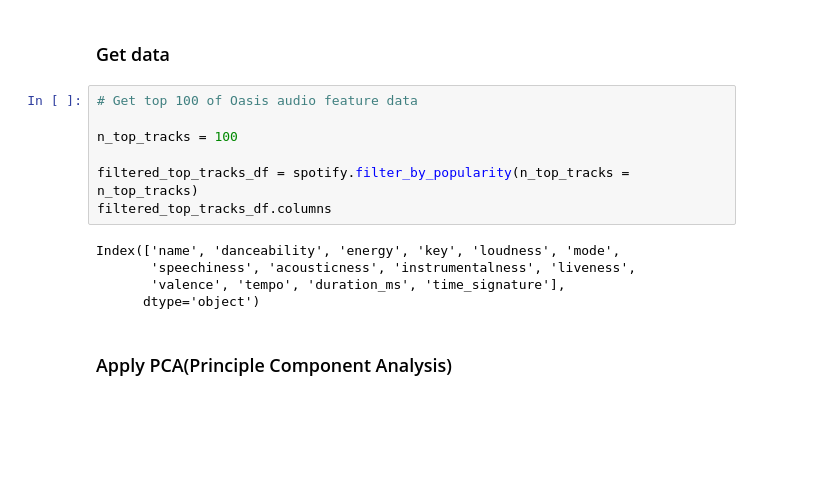
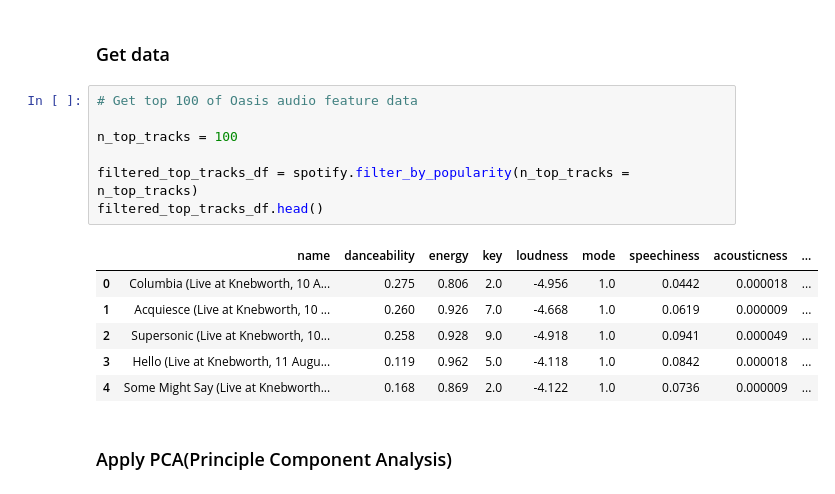
Before and after one commit to ShunOyama/Spotify_API, a Jupyter notebook: src/notebook/spotify_Oasis_clustering.ipynb, the cells around one changed output. Drawn from its saved outputs; the diff is of its cells as text; blank space fills up the shorter version.

```diff
--- a/src/notebook/spotify_Oasis_clustering.ipynb
+++ b/src/notebook/spotify_Oasis_clustering.ipynb
@@ -33,15 +35,17 @@ spotify = Spotify('Oasis', my_id, my_secret)
 # %%
 # Get top 100 of Oasis audio feature data
 
 n_top_tracks = 100
 
 filtered_top_tracks_df = spotify.filter_by_popularity(n_top_tracks = n_top_tracks)
-filtered_top_tracks_df.columns
+filtered_top_tracks_df.head()
 # %% [output]
-Index(['name', 'danceability', 'energy', 'key', 'loudness', 'mode',
-       'speechiness', 'acousticness', 'instrumentalness', 'liveness',
-       'valence', 'tempo', 'duration_ms', 'time_signature'],
-      dtype='object')
+|  | name | danceability | energy | key | loudness | mode | speechiness | acousticness | ... |
+| 0 | Columbia (Live at Knebworth, 10 A... | 0.275 | 0.806 | 2.0 | -4.956 | 1.0 | 0.0442 | 0.000018 | ... |
+| 1 | Acquiesce (Live at Knebworth, 10 ... | 0.260 | 0.926 | 7.0 | -4.668 | 1.0 | 0.0619 | 0.000009 | ... |
+| 2 | Supersonic (Live at Knebworth, 10... | 0.258 | 0.928 | 9.0 | -4.918 | 1.0 | 0.0941 | 0.000049 | ... |
+| 3 | Hello (Live at Knebworth, 11 Augu... | 0.119 | 0.962 | 5.0 | -4.118 | 1.0 | 0.0842 | 0.000018 | ... |
+| 4 | Some Might Say (Live at Knebworth... | 0.168 | 0.869 | 2.0 | -4.122 | 1.0 | 0.0736 | 0.000009 | ... |
 # %% [markdown]
 ### Apply PCA(Principle Component Analysis)
 # %%
```
Also changed, not shown: parts of 3 cells of this notebook.
